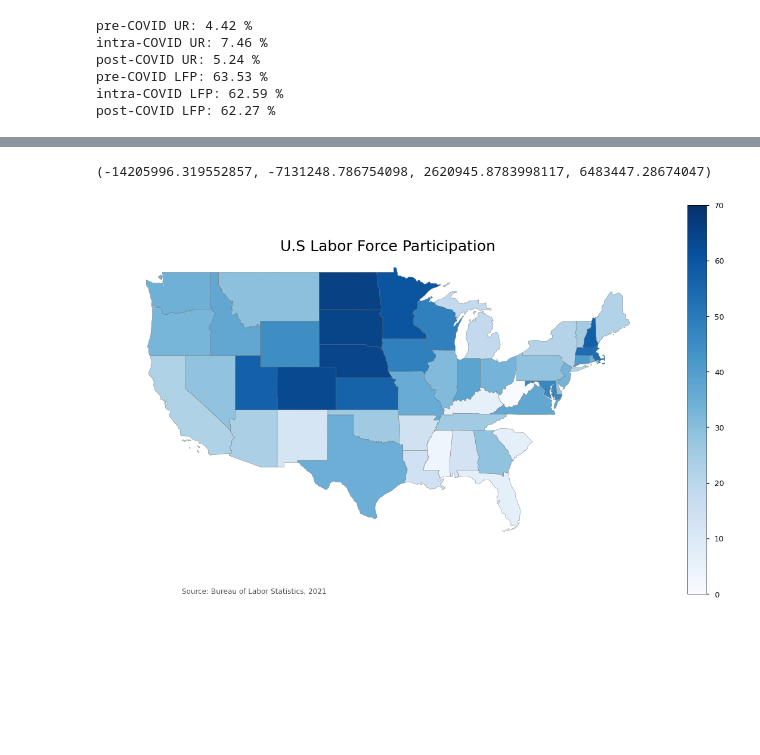
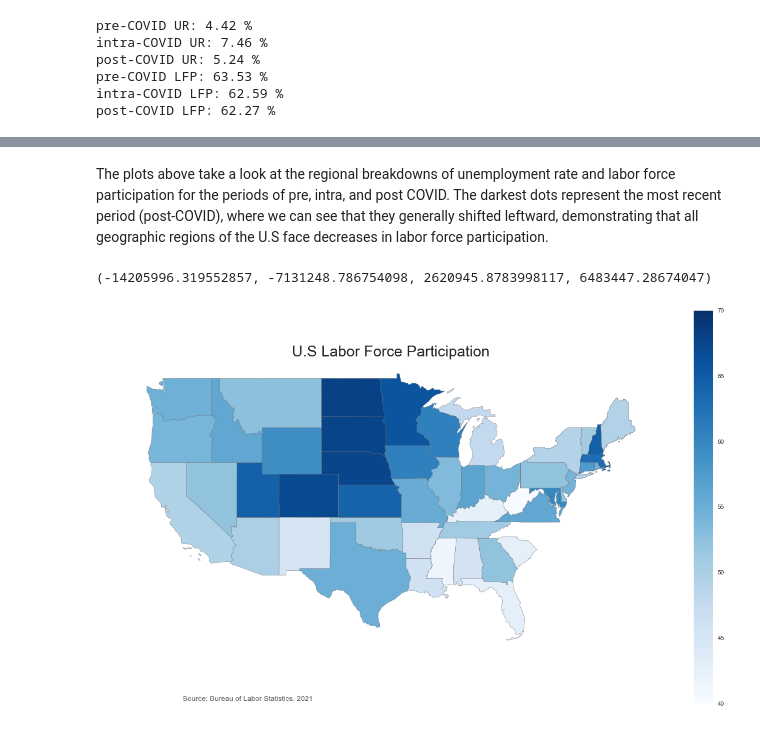
Before and after one commit to vgm236/ferrante_moreira_data_project, a Jupyter notebook: app/ferrante_moreira_project.ipynb, the cells around one changed output, grey strips where cells are left out. Drawn from its saved outputs; the diff is of its cells as text; code cells hidden in the pictures; blank space fills up the shorter version.

Commit message:
float slider struggles

```diff
--- a/app/ferrante_moreira_project.ipynb
+++ b/app/ferrante_moreira_project.ipynb
@@ -640,5 +640,5 @@ for i in [0, 1, 2]:
     ax[i].spines['right'].set_visible(False)
     ax[i].spines['top'].set_visible(False)
 
-plt.style.use("seaborn-talk")
+plt.style.use("seaborn")
 # %% [output]
@@ -733,7 +730,7 @@ post_south_lfp = df_post_covid["labor_force_participation"][["TX", "OK", "AR", "
 
 
 # Scatter plots showing transitions through pre, intra, and post COVID by region
-fig, ax = plt.subplots(1,4, figsize=(16,6))
+fig, ax = plt.subplots(1,4, figsize=(20,6))
 
 west_ur = [pre_west_ur, intra_west_ur, post_west_ur]
 west_lfp = [pre_west_lfp, intra_west_lfp, post_west_lfp]
@@ -743,7 +740,7 @@ for (j, i) in zip(south_ur, south_lfp):
         i.mean(),
         j.mean(),
         color='b',
-        alpha=[0.1, 0.4, 0.9])
+        alpha=[0.25, 0.5, 0.75])
 
 mid_ur = [pre_mid_ur, intra_mid_ur, post_mid_ur]
 mid_lfp = [pre_mid_lfp, intra_mid_lfp, post_mid_lfp]
@@ -752,7 +749,7 @@ for (j, i) in zip(mid_ur, mid_lfp):
     ax[1].scatter(
         i.mean(),
         j.mean(),
-        color='g',
+        color='b',
         alpha=[0.1, 0.4, 0.9]
     )
 
@@ -763,7 +760,7 @@ for (j, i) in zip(south_ur, south_lfp):
     ax[2].scatter(
         i.mean(),
         j.mean(),
-        color='r',
+        color='b',
         alpha=[0.1, 0.4, 0.9]
     )
 
@@ -774,7 +771,7 @@ for (j, i) in zip(north_ur, north_lfp):
     ax[3].scatter(
         i.mean(),
         j.mean(),
-        color='black',
+        color='b',
         alpha=[0.1, 0.4, 0.9]
     )
 
@@ -796,5 +793,5 @@ for i in [0, 1, 2, 3]:
     ax[i].spines['right'].set_visible(False)
     ax[i].spines['top'].set_visible(False)
 
-plt.style.use("seaborn-talk")
+plt.style.use("seaborn")
 # %% [output]
@@ -813,35 +799,39 @@ plt.show()
+# %% [markdown]
+The plots above take a look at the regional breakdowns of unemployment rate and labor force participation for the periods of pre, intra, and post COVID. The darkest dots represent the most recent period (post-COVID), where we can see that they generally shifted leftward, demonstrating that all geographic regions of the U.S face decreases in labor force participation.
 # %%
 import geopandas as gp
 import geoplot as gplt
+from ipywidgets import interact, FloatSlider
 
 # read in states shape file
+states_url = "https://github.com/vgm236/ferrante_moreira_data_project/blob/main/Data/data/usa-states-census-2014.shp?raw=true"  # need to ask how to get this to work
 states = gp.read_file(r'C:\Users\alexa\CSS_Data Skills_Fall 2021\ferrante_moreira_data_project\Data\data\usa-states-census-2014.shp')
 #set to be aligned with google maps
 states = states.to_crs("EPSG:3395")
 # rename states to area for mergeing
 states = states.rename(columns={"NAME":"area"})
 
 states["area"] = states["area"].replace(us_state_to_abbrev)
 
 ex1 = df_lfp_small.query("date == '2021-01-01'").drop_duplicates(subset=["area"])
 
-states_full = states.merge(ex1, on="area", how="right").drop_duplicates(subset=["area"]).dropna()
+states_full = states.merge(ex1, on="area", how="left").dropna()
 states_full["labor_force_participation"] = states_full["labor_force_participation"].astype(float)
 
 fig, ax = plt.subplots(1, 1, figsize=(20, 12))
 
 states_full.plot(column="labor_force_participation", cmap="Blues", linewidth=0.4, ax=ax, edgecolor=".4")
-bar_info = plt.cm.ScalarMappable(cmap="Blues", norm=plt.Normalize(vmin=0, vmax=70))
+bar_info = plt.cm.ScalarMappable(cmap="Blues", norm=plt.Normalize(vmin=40, vmax=70))
 bar_info._A = []
 cbar = fig.colorbar(bar_info)
 
 ax.set_title("U.S Labor Force Participation",
     fontdict={"fontsize":"25", "fontweight": "3"})
 ax.annotate("Source: Bureau of Labor Statistics, 2021",xy=(0.1, .08),
     xycoords="figure fraction", horizontalalignment="left",
     verticalalignment="top", fontsize=12, color="#555555")
 
 ax.axis("off")
 # %% [output]
 (-14205996.319552857, -7131248.786754098, 2620945.8783998117, 6483447.28674047)
-[figure, old version]
+[figure, new version]
```
Also changed, not shown: parts of 5 cells of this notebook.
